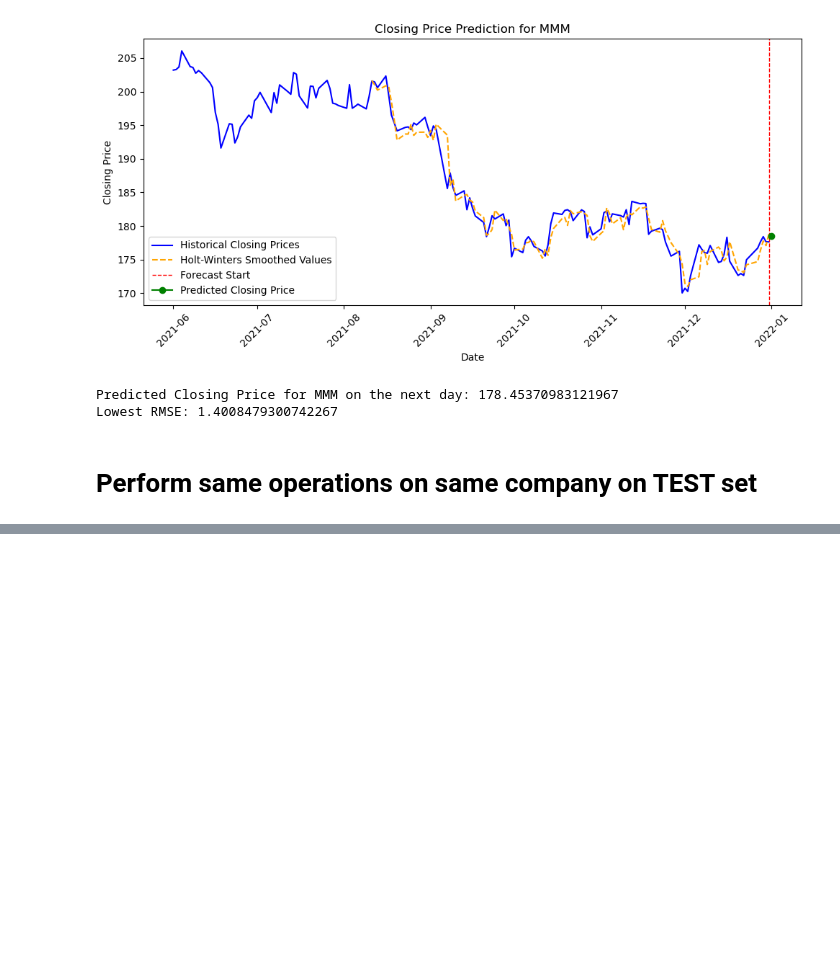
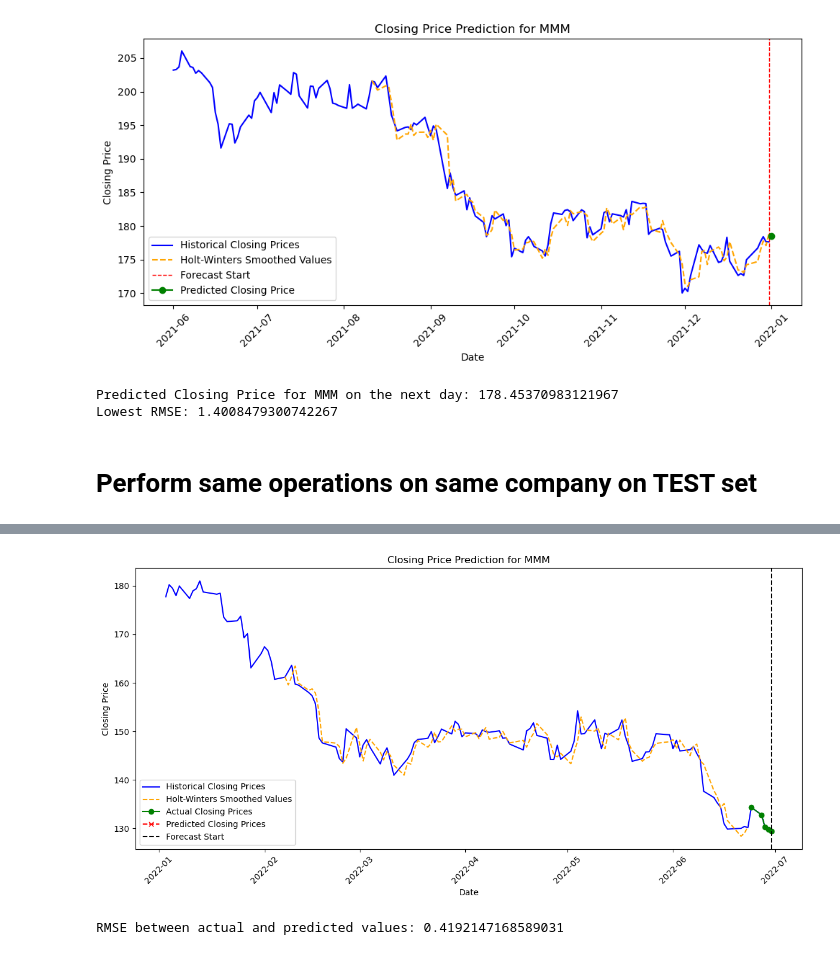
Before and after one commit to yothisisash/IT1244-Stock-Market, a Jupyter notebook: holt_winters_single_company_v2.ipynb, the cells around one changed output, grey strips where cells are left out. Drawn from its saved outputs; the diff is of its cells as text; code cells hidden in the pictures; blank space fills up the shorter version.

```diff
--- a/holt_winters_single_company_v2.ipynb
+++ b/holt_winters_single_company_v2.ipynb
@@ -338,0 +275,57 @@ Lowest RMSE: 1.7488512625135186
+# %%
+# Fit the model on the data excluding the last n_forecast_days
+# Define the number of days to forecast
+n_forecast_days = 5  # Example: Forecast for the next 5 days
+
+# Use the last n_forecast_days from the actual data for comparison
+actual_values = company_data['Close'].tail(n_forecast_days)
+
+# Fit the model on the data excluding the last n_forecast_days
+train_data = last_n_days[:-n_forecast_days]
+
+model = ExponentialSmoothing(
+    train_data,
+    trend=lowest_trend,
+    seasonal=lowest_seasonal,
+    seasonal_periods=7
+).fit()
+
+# Get the smoothed values for the training data
+smoothed_values = model.fittedvalues
+
+# Forecast the next n_forecast_days closing prices
+forecast = model.forecast(steps=n_forecast_days)
+
+# Ensure the forecast and actual values align for RMSE calculation
+actual_values = company_data['Close'].tail(n_forecast_days)
+
+# Create a DataFrame for plotting
+forecast_index = pd.date_range(start=actual_values.index[-1] + pd.DateOffset(days=1), periods=n_forecast_days)
+forecast_df = pd.DataFrame({'Forecast': forecast}, index=forecast_index)
+actual_df = pd.DataFrame({'Actual': actual_values})
+smoothed_df = pd.DataFrame({'Smoothed': smoothed_values})
+
+# Combine actual, smoothed, and forecasted data for plotting
+combined_df = pd.concat([actual_df, forecast_df], axis=1)
+smoothed_index = smoothed_values.index
+
+# Visualization
+plt.figure(figsize=(12, 6))
+plt.plot(company_data.index, company_data['Close'], label='Historical Closing Prices', color='blue')
+plt.plot(smoothed_index, smoothed_values, label='Holt-Winters Smoothed Values', color='orange', linestyle='--')
+plt.plot(combined_df.index, combined_df['Actual'], marker='o', label='Actual Closing Prices', color='green')
+plt.plot(forecast_df.index, forecast_df['Forecast'], marker='x', linestyle='--', label='Predicted Closing Prices', color='red')
+plt.axvline(x=actual_values.index[-1], color='black', linestyle='--', label='Forecast Start')
+plt.title(f'Closing Price Prediction for {company}')
+plt.xlabel('Date')
+plt.ylabel('Closing Price')
+plt.legend()
+plt.xticks(rotation=45)
+plt.tight_layout()
+plt.show()
+
+# Output the RMSE
+print(f'RMSE between actual and predicted values: {rmse}')
+# %% [output]
+[figure, added]
+RMSE between actual and predicted values: 0.4192147168589031
```
Also changed, not shown: parts of 1 cell of this notebook.
